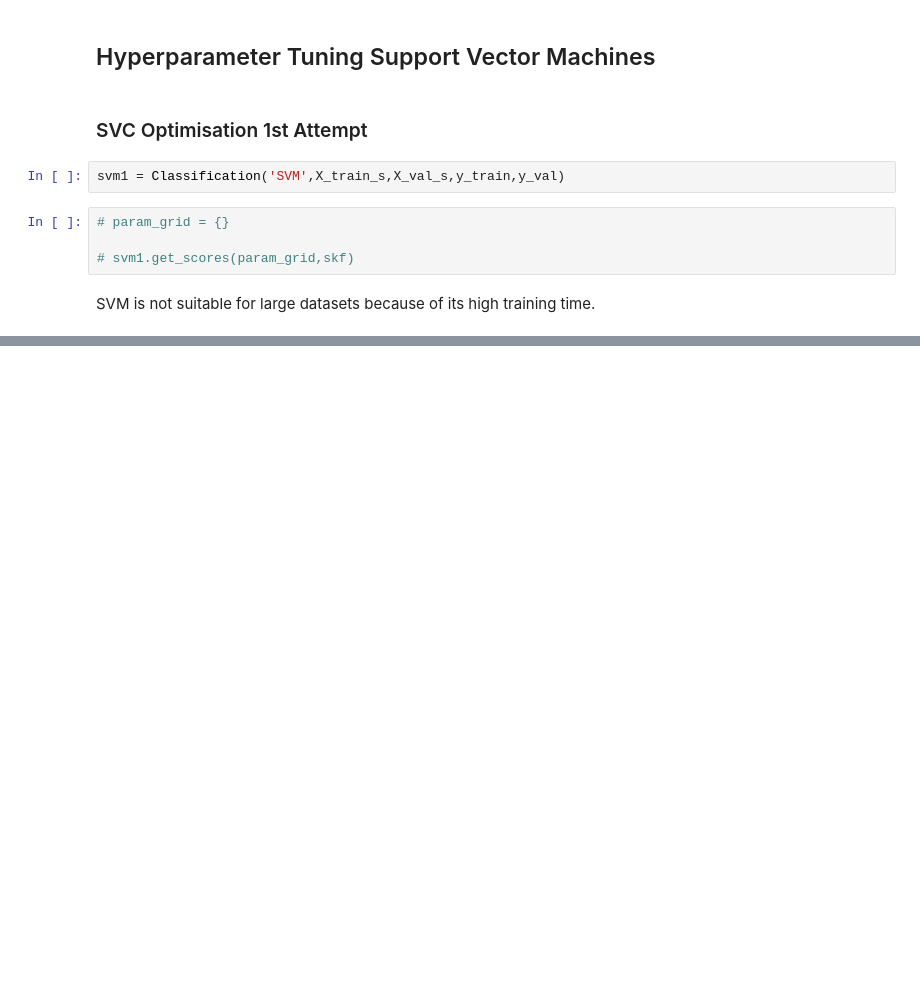
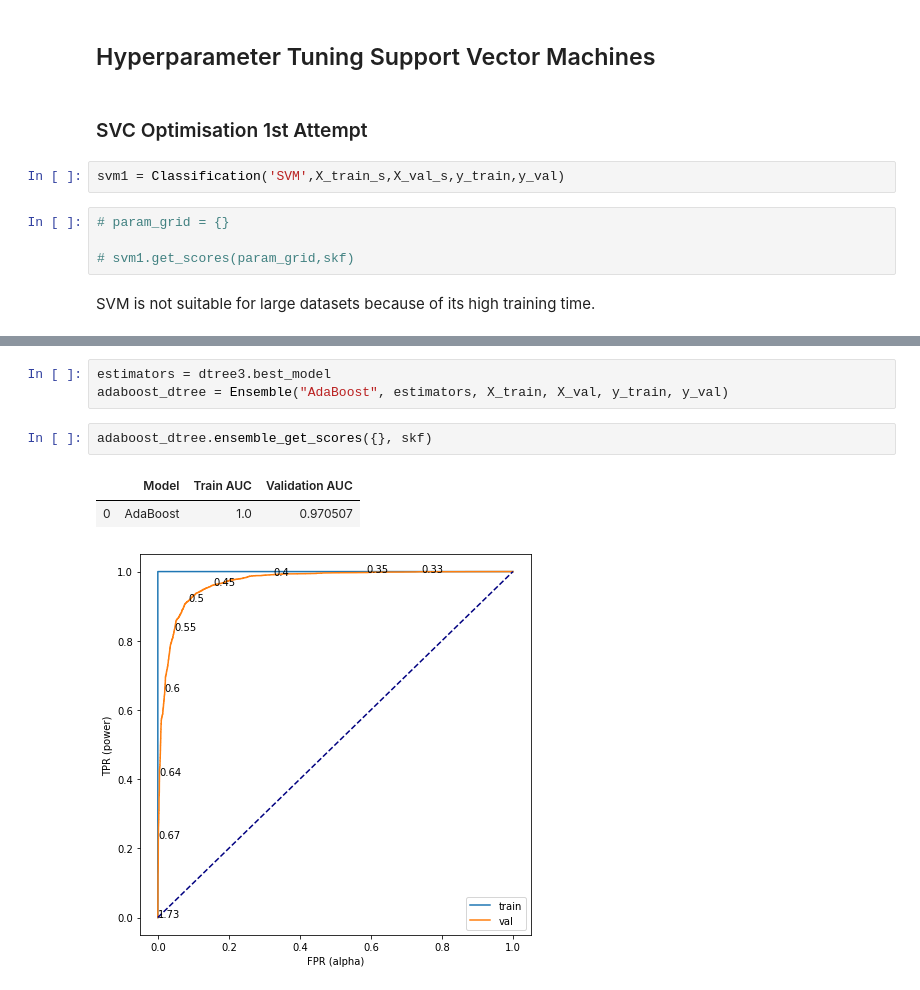
Before and after one commit to awesomeahi95/Forest_Trees, a Jupyter notebook: Forest_Ahilan.ipynb, the cells around one changed output, grey strips where cells are left out. Drawn from its saved outputs; the diff is of its cells as text; blank space fills up the shorter version.

```diff
--- a/Forest_Ahilan.ipynb
+++ b/Forest_Ahilan.ipynb
@@ -572,0 +729,9 @@ SVM is not suitable for large datasets because of its high training time.
+# %%
+estimators = dtree3.best_model
+adaboost_dtree = Ensemble("AdaBoost", estimators, X_train, X_val, y_train, y_val)
+# %%
+adaboost_dtree.ensemble_get_scores({}, skf)
+# %% [output]
+|  | Model | Train AUC | Validation AUC |
+| 0 | AdaBoost | 1.0 | 0.970507 |
+[figure, added]
```
Also changed, not shown: parts of 38 cells of this notebook.
